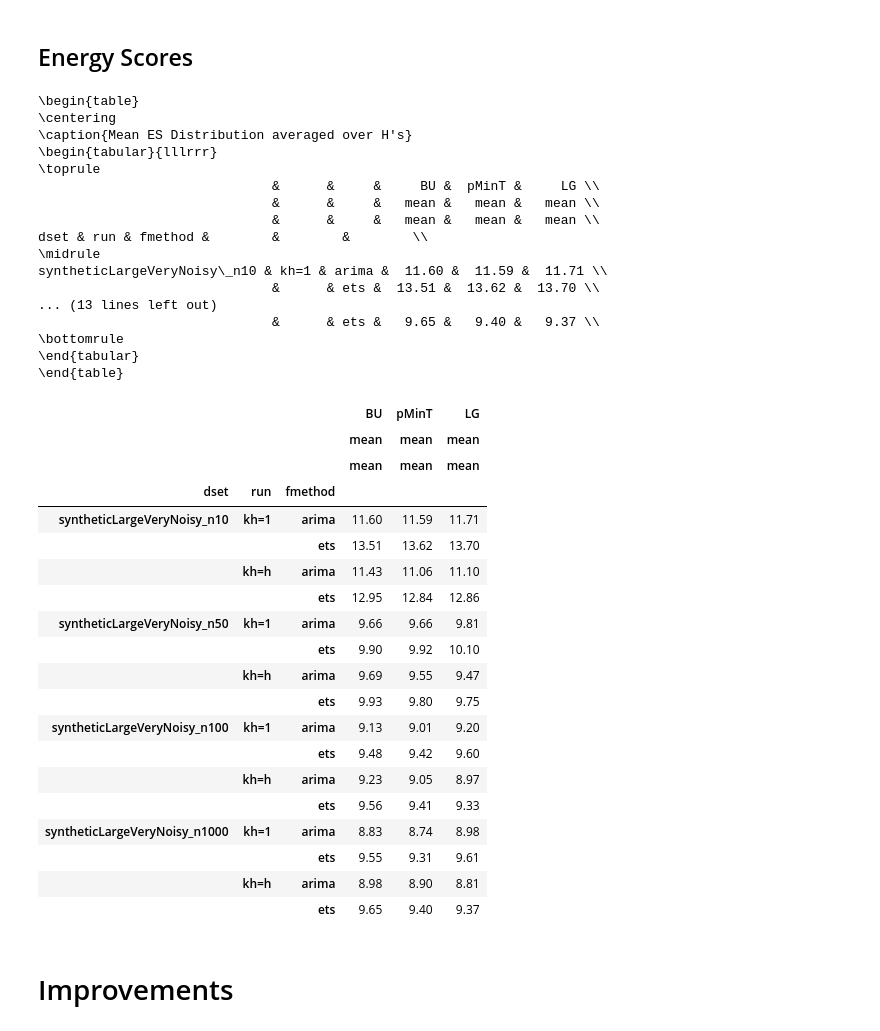
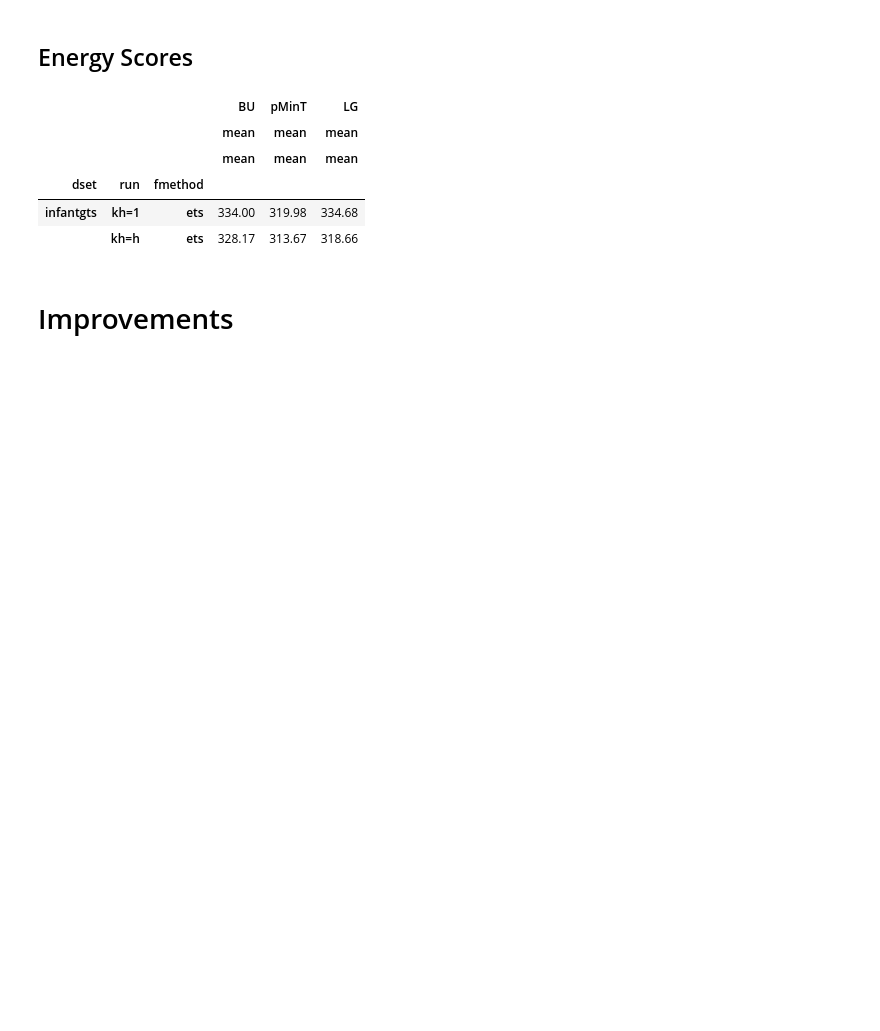
Before and after one commit to iamthejao/BayesianReconciliation, a Jupyter notebook: result_analysis.ipynb, the cells around one changed output. Cells and saved outputs as stored; diff of their text form; code cells hidden in the pictures; blank space fills up the shorter version.

Commit message:
Adding results notebook

```diff
--- a/result_analysis.ipynb
+++ b/result_analysis.ipynb
@@ -60,6 +30,6 @@ def replaceInColName(dset, substring, replacement):
 # %%
-locations = ["new run/kh=h", "new run/kh=1"] # folder containing .csv files
-dsets = ["tourism", "infantgts"] # Dset name on .csv file name to look for
+locations = ["results"] # folder containing .csv files
+dsets = ["infantgts"] # Dset name on .csv file name to look for, #['tourism', 'infantgts']
 # %%
 total = pd.DataFrame()
 for location in locations:
@@ -68,29 +38,13 @@ for location in locations:
         print(key)
         results = readScatteredResults(key, dire=location).sort_values(['h', 'iTest', 'fmethod'])
         results = results.loc[:, ~results.columns.duplicated()]
-
-        # Getting rid of seed
-        if key in ('largeSynthetic', 'syntheticLarge'):
-            results['dset'] = results['dset'].swifter.apply(lambda name: name.replace("largeSynthetic", "syntheticLarge"))
-            splits = results['dset'].str.split("_")
-            name = splits.apply(lambda sp: "_".join(sp[:-1]))
-            seed = splits.apply(lambda sp: sp[-1])
-            results['dset'] = name
-            results['seed'] = seed
-        else:
-            results['seed'] = "seed0"
-
-        if "kh=h" in location:
-            results['kh'] = results['h'].copy()
-            results['run'] = "kh=h"
-        elif "kh=1" in location:
-            results['kh'] = 1
-            results['run'] = "kh=1"
-        else:
-            print("something went wrong")
-
+        khOneMask = results['khOne'] == True
+        results.loc[khOneMask, 'kh'] = 1
+        results.loc[~khOneMask, 'kh'] = results.loc[khOneMask, 'h'].values
         total = total.append(results)
 
-total = total.set_index(['dset', 'h', 'fmethod', 'iTest', "kh", "run"])
+total.loc[total['khOne']==True,'run']='kh=1'
+total.loc[total['khOne']==False,'run']='kh=h'
+total = total.set_index(['dset', 'h', 'fmethod', "kh", "run", "iTest"])
 print(len(total))
 # %% [output]
@@ -229,68 +104,34 @@ tourism & arima &   1.02 &   0.99 &   0.96 \\
 # %% [markdown]
 ## Energy Scores
 # %%
-pd.set_option('precision', 2)
-dset = 'syntheticLargeVeryNoisy_'
-order = ['{0}n10'.format(dset),'{0}n50'.format(dset),'{0}n100'.format(dset),'{0}n1000'.format(dset)]
+dset = 'infantgts'
 m = 'arima|ets'
 firstAgg = 'mean'
 tbl = all_.groupby(['dset', grouper_kh,'h','fmethod']).agg([firstAgg]).sort_values([grouper_kh, 'dset', 'fmethod']).filter(regex=dset,axis=0)
 tbl = tbl.filter(regex=m,axis=0)
-renamed = [(map_[c[0]],c[1]) for c in tbl.columns]#[map_[c] for c in tbl.columns] # #
+renamed = [(map_[c[0]],c[1]) for c in tbl.columns]
 tbl.columns = pd.MultiIndex.from_tuples(renamed)
 tbl = tbl.drop(columns=("Base", firstAgg))
 tbl = tbl.groupby(['dset', 'run', 'fmethod']).agg(['mean'])
 
 if "synthetic" in dset:
     reorder = []
     for index in tbl.index:
         n = int(index[0].split("_")[-1].replace("n",""))
         new = [n, index]
         reorder.append(new)
     reorder = [i[1] for i in sorted(reorder, key=lambda tpls: tpls[0])]
     tbl = tbl.reindex(reorder)
 
-tbl = tbl.reindex(reorder)
-print(tbl.to_latex(caption="Mean ES Distribution averaged over H's"))
+#print(tbl.to_latex(caption="Mean ES Distribution averaged over H's"))
 tbl
 # %% [output]
-\begin{table}
-\centering
-\caption{Mean ES Distribution averaged over H's}
-\begin{tabular}{lllrrr}
-\toprule
-                              &      &     &     BU &  pMinT &     LG \\
-                              &      &     &   mean &   mean &   mean \\
-                              &      &     &   mean &   mean &   mean \\
-dset & run & fmethod &        &        &        \\
-\midrule
-syntheticLargeVeryNoisy\_n10 & kh=1 & arima &  11.60 &  11.59 &  11.71 \\
-                              &      & ets &  13.51 &  13.62 &  13.70 \\
-... (13 lines left out)
-                              &      & ets &   9.65 &   9.40 &   9.37 \\
-\bottomrule
-\end{tabular}
-\end{table}
 |  |  |  | BU | pMinT | LG |
 |  |  |  | mean | mean | mean |
 |  |  |  | mean | mean | mean |
 | dset | run | fmethod |  |  |  |
-| syntheticLargeVeryNoisy_n10 | kh=1 | arima | 11.60 | 11.59 | 11.71 |
-|  |  | ets | 13.51 | 13.62 | 13.70 |
-|  | kh=h | arima | 11.43 | 11.06 | 11.10 |
-|  |  | ets | 12.95 | 12.84 | 12.86 |
-| syntheticLargeVeryNoisy_n50 | kh=1 | arima | 9.66 | 9.66 | 9.81 |
-|  |  | ets | 9.90 | 9.92 | 10.10 |
-|  | kh=h | arima | 9.69 | 9.55 | 9.47 |
-|  |  | ets | 9.93 | 9.80 | 9.75 |
-| syntheticLargeVeryNoisy_n100 | kh=1 | arima | 9.13 | 9.01 | 9.20 |
-|  |  | ets | 9.48 | 9.42 | 9.60 |
-|  | kh=h | arima | 9.23 | 9.05 | 8.97 |
-|  |  | ets | 9.56 | 9.41 | 9.33 |
-| syntheticLargeVeryNoisy_n1000 | kh=1 | arima | 8.83 | 8.74 | 8.98 |
-|  |  | ets | 9.55 | 9.31 | 9.61 |
-|  | kh=h | arima | 8.98 | 8.90 | 8.81 |
-|  |  | ets | 9.65 | 9.40 | 9.37 |
+| infantgts | kh=1 | ets | 334.00 | 319.98 | 334.68 |
+|  | kh=h | ets | 328.17 | 313.67 | 318.66 |
 # %% [markdown]
 # Improvements
 # %%
```
Also changed, not shown: parts of 30 cells of this notebook, 5 other files.
